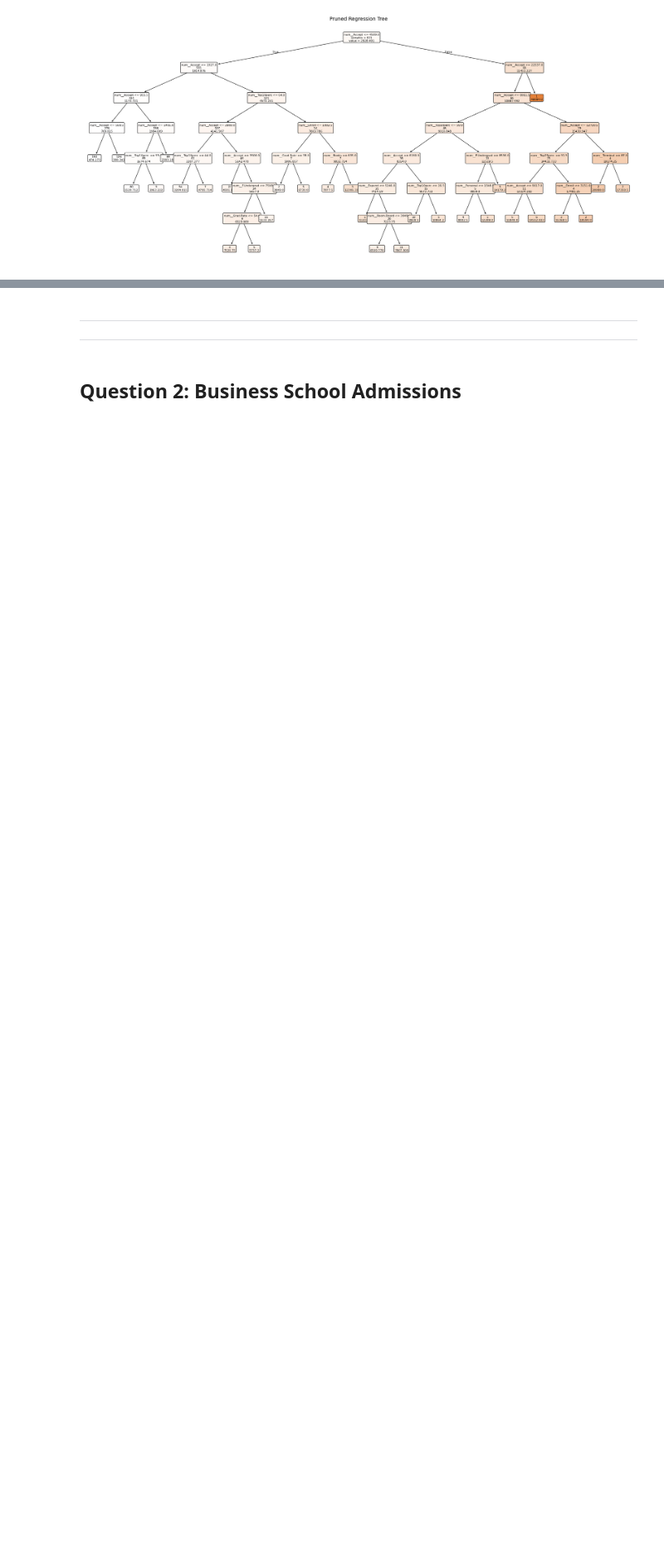
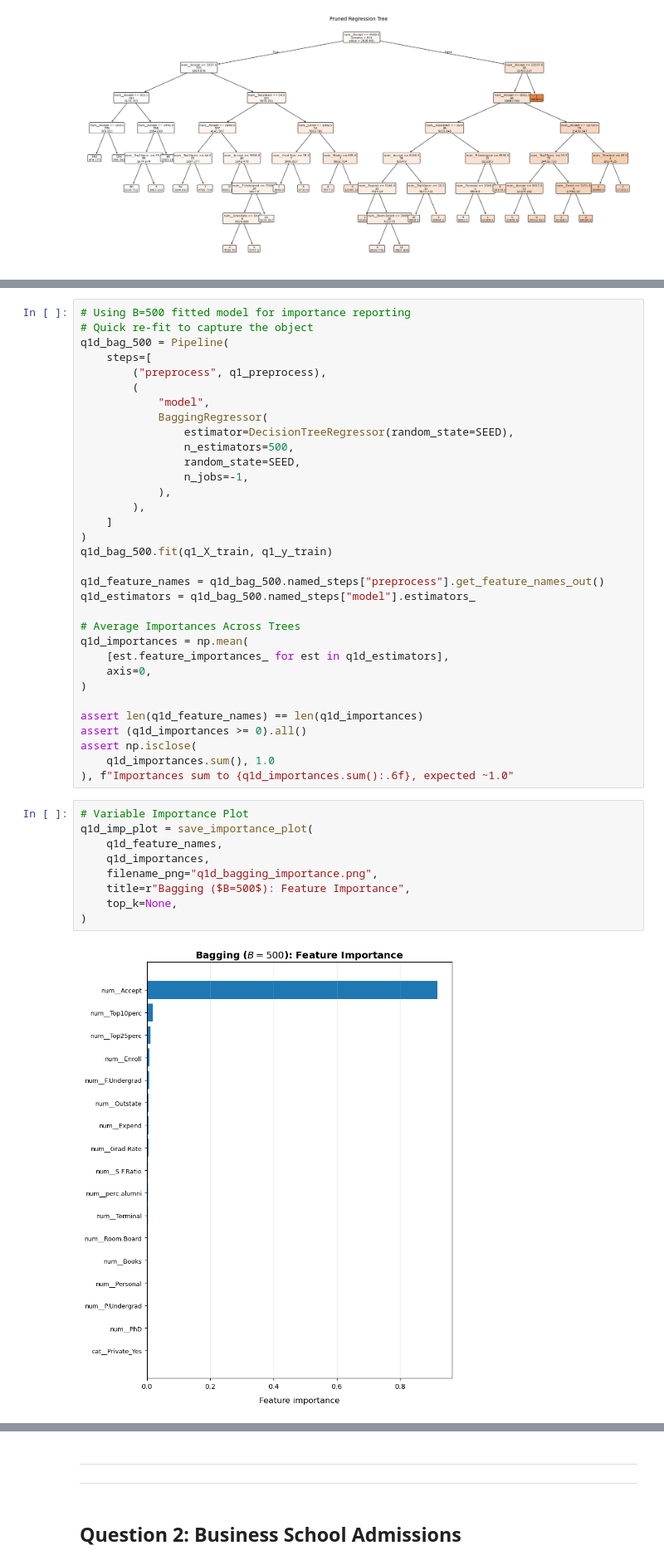
Before and after one commit to etoobian/STAT587_DS1_HW2, a Jupyter notebook: notebooks/STAT587_HW2.ipynb, the cells around one changed output, grey strips where cells are left out. Shown at 83% size. Drawn from its saved outputs; the diff is of its cells as text; blank space fills up the shorter version.

Commit message:
Q2d: changed var imp plot and table

```diff
--- a/notebooks/STAT587_HW2.ipynb
+++ b/notebooks/STAT587_HW2.ipynb
@@ -941,0 +1013,44 @@ _ = save_fig(fig, "q1c_pruned_tree.png")
+# %%
+# Using B=500 fitted model for importance reporting
+# Quick re-fit to capture the object
+q1d_bag_500 = Pipeline(
+    steps=[
+        ("preprocess", q1_preprocess),
+        (
+            "model",
+            BaggingRegressor(
+                estimator=DecisionTreeRegressor(random_state=SEED),
+                n_estimators=500,
+                random_state=SEED,
+                n_jobs=-1,
+            ),
+        ),
+    ]
+)
+q1d_bag_500.fit(q1_X_train, q1_y_train)
+
+q1d_feature_names = q1d_bag_500.named_steps["preprocess"].get_feature_names_out()
+q1d_estimators = q1d_bag_500.named_steps["model"].estimators_
+
+# Average Importances Across Trees
+q1d_importances = np.mean(
+    [est.feature_importances_ for est in q1d_estimators],
+    axis=0,
+)
+
+assert len(q1d_feature_names) == len(q1d_importances)
+assert (q1d_importances >= 0).all()
+assert np.isclose(
+    q1d_importances.sum(), 1.0
+), f"Importances sum to {q1d_importances.sum():.6f}, expected ~1.0"
+# %%
+# Variable Importance Plot
+q1d_imp_plot = save_importance_plot(
+    q1d_feature_names,
+    q1d_importances,
+    filename_png="q1d_bagging_importance.png",
+    title=r"Bagging ($B=500$): Feature Importance",
+    top_k=None,
+)
+# %% [output]
+[figure, added]
```
Also changed, not shown: parts of 10 cells of this notebook.
